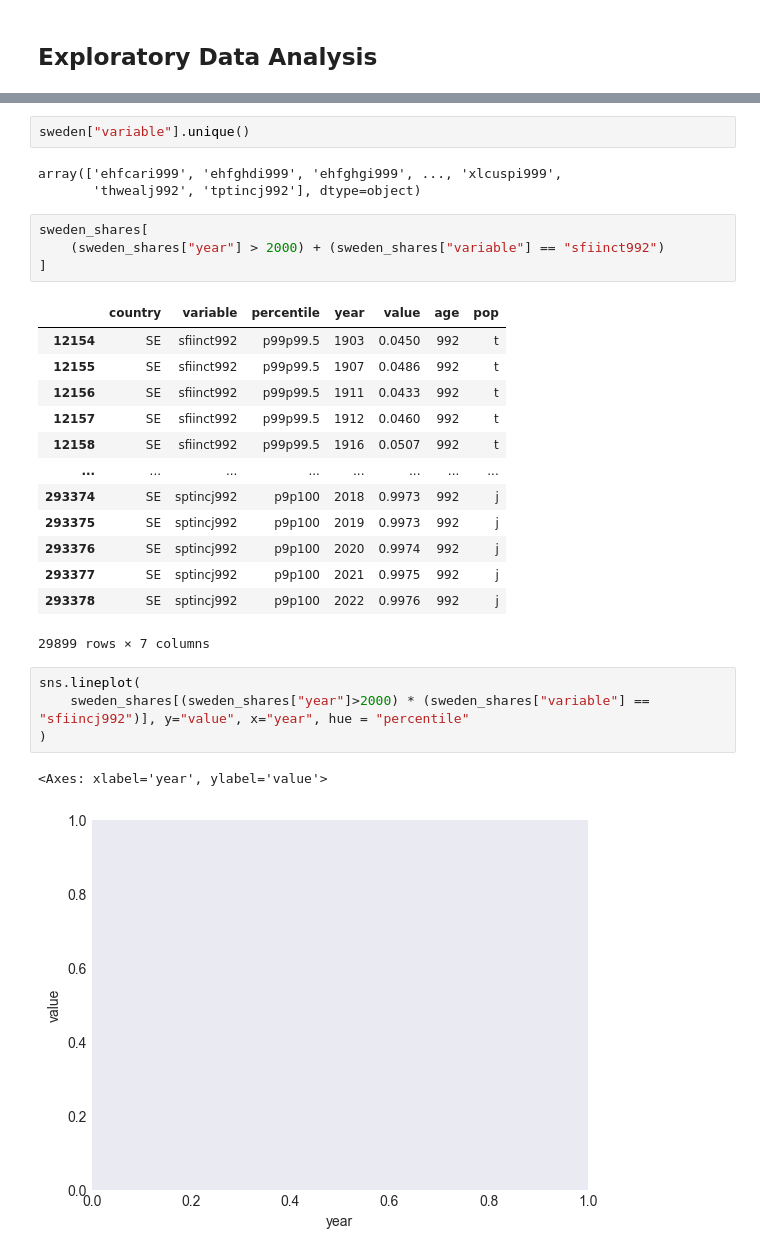
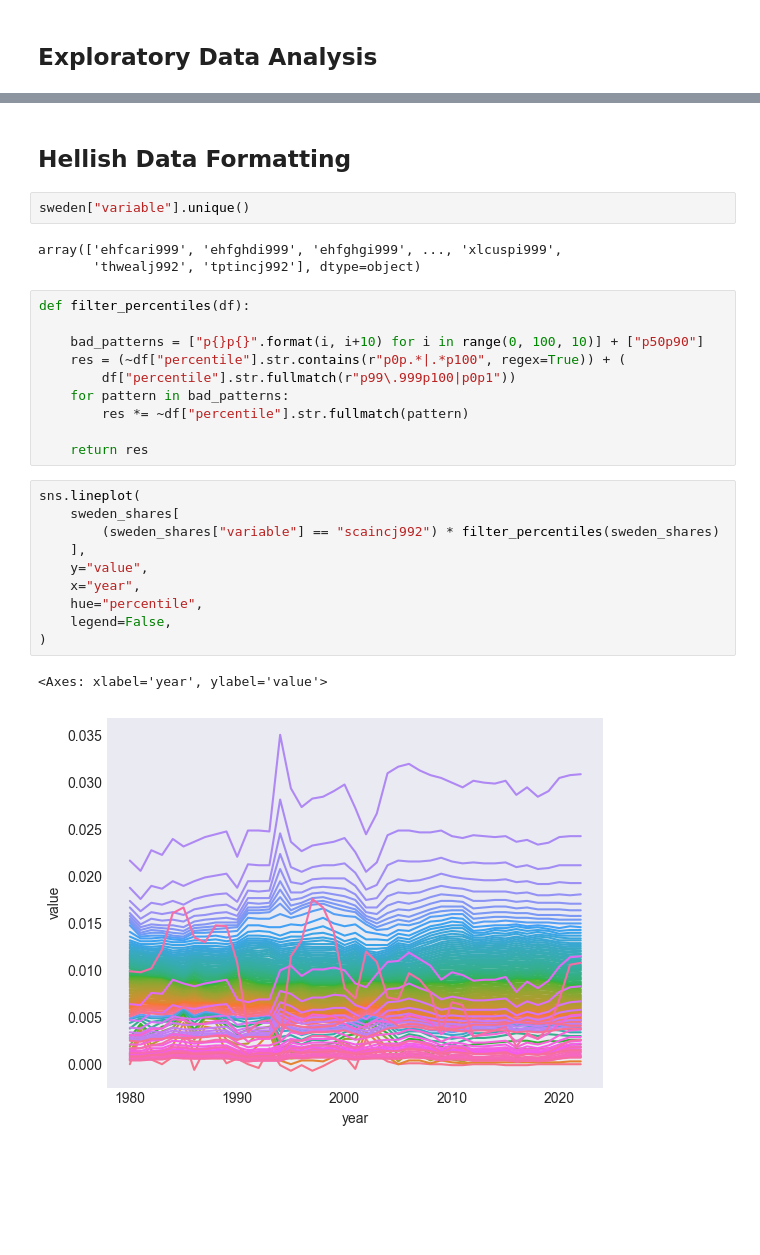
Before and after one commit to tofsi/tda_wid, a Jupyter notebook: playground.ipynb, the cells around one changed output, grey strips where cells are left out. Cells and saved outputs as stored; diff of their text form; blank space fills up the shorter version.

```diff
--- a/playground.ipynb
+++ b/playground.ipynb
@@ -60,30 +69,30 @@ sweden_shares_metadata["technicaldes"][1197]
+# %% [markdown]
+## Hellish Data Formatting
 # %%
 sweden["variable"].unique()
 # %% [output]
 array(['ehfcari999', 'ehfghdi999', 'ehfghgi999', ..., 'xlcuspi999',
        'thwealj992', 'tptincj992'], dtype=object)
-# %%
-sweden_shares[
-    (sweden_shares["year"] > 2000) + (sweden_shares["variable"] == "sfiinct992")
-]
-# %% [output]
-|  | country | variable | percentile | year | value | age | pop |
-| 12154 | SE | sfiinct992 | p99p99.5 | 1903 | 0.0450 | 992 | t |
-| 12155 | SE | sfiinct992 | p99p99.5 | 1907 | 0.0486 | 992 | t |
-| 12156 | SE | sfiinct992 | p99p99.5 | 1911 | 0.0433 | 992 | t |
-| 12157 | SE | sfiinct992 | p99p99.5 | 1912 | 0.0460 | 992 | t |
-| 12158 | SE | sfiinct992 | p99p99.5 | 1916 | 0.0507 | 992 | t |
-| ... | ... | ... | ... | ... | ... | ... | ... |
-| 293374 | SE | sptincj992 | p9p100 | 2018 | 0.9973 | 992 | j |
-| 293375 | SE | sptincj992 | p9p100 | 2019 | 0.9973 | 992 | j |
-| 293376 | SE | sptincj992 | p9p100 | 2020 | 0.9974 | 992 | j |
-| 293377 | SE | sptincj992 | p9p100 | 2021 | 0.9975 | 992 | j |
-| 293378 | SE | sptincj992 | p9p100 | 2022 | 0.9976 | 992 | j |
-29899 rows × 7 columns
+# %%
+def filter_percentiles(df):
+
+    bad_patterns = ["p{}p{}".format(i, i+10) for i in range(0, 100, 10)] + ["p50p90"]
+    res = (~df["percentile"].str.contains(r"p0p.*|.*p100", regex=True)) + (
+        df["percentile"].str.fullmatch(r"p99\.999p100|p0p1"))
+    for pattern in bad_patterns:
+        res *= ~df["percentile"].str.fullmatch(pattern)
+
+    return res
 # %%
 sns.lineplot(
-    sweden_shares[(sweden_shares["year"]>2000) * (sweden_shares["variable"] == "sfiincj992")], y="value", x="year", hue = "percentile"
+    sweden_shares[
+        (sweden_shares["variable"] == "scaincj992") * filter_percentiles(sweden_shares)
+    ],
+    y="value",
+    x="year",
+    hue="percentile",
+    legend=False,
 )
 # %% [output]
 <Axes: xlabel='year', ylabel='value'>
-[figure, old version]
+[figure, new version]
```
Also changed, not shown: parts of 16 cells of this notebook.
